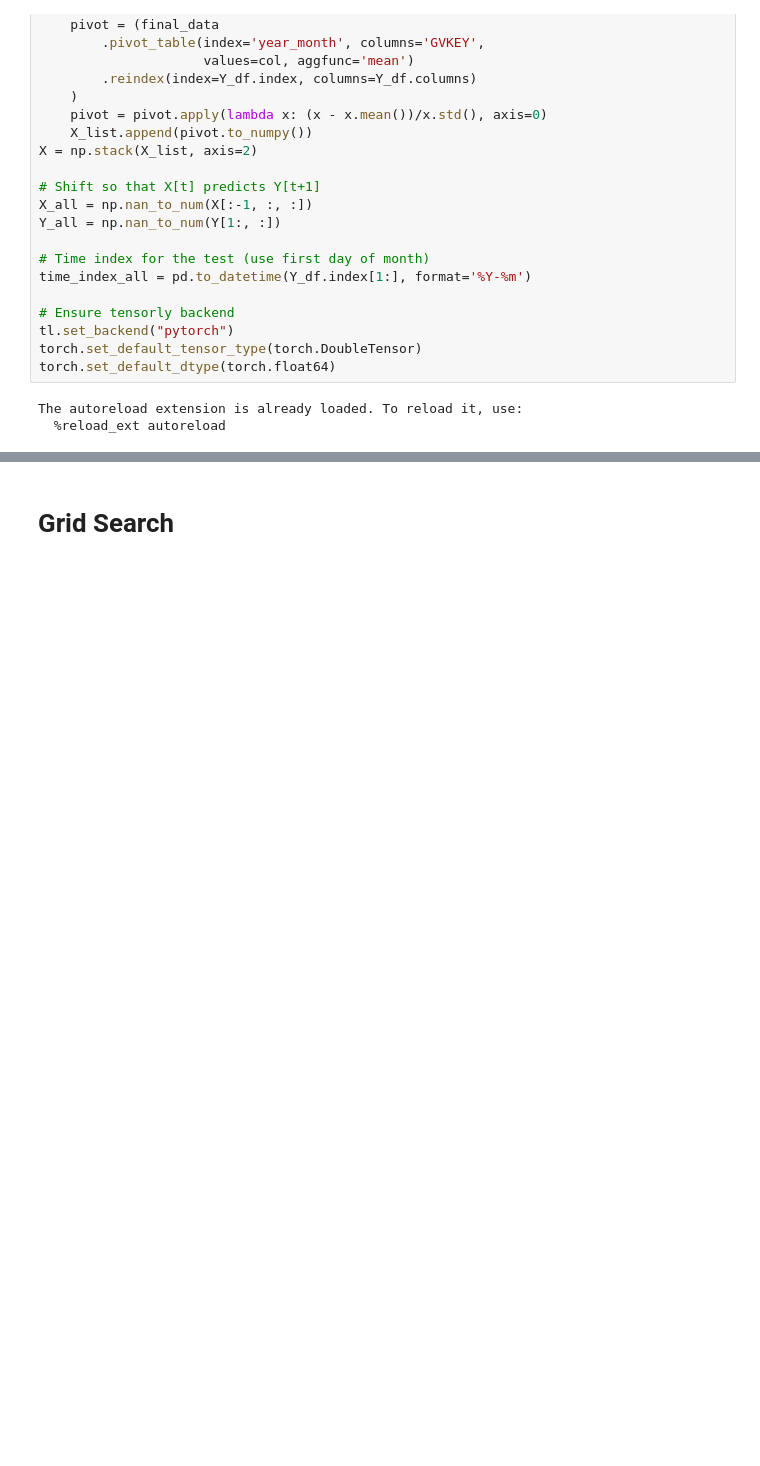
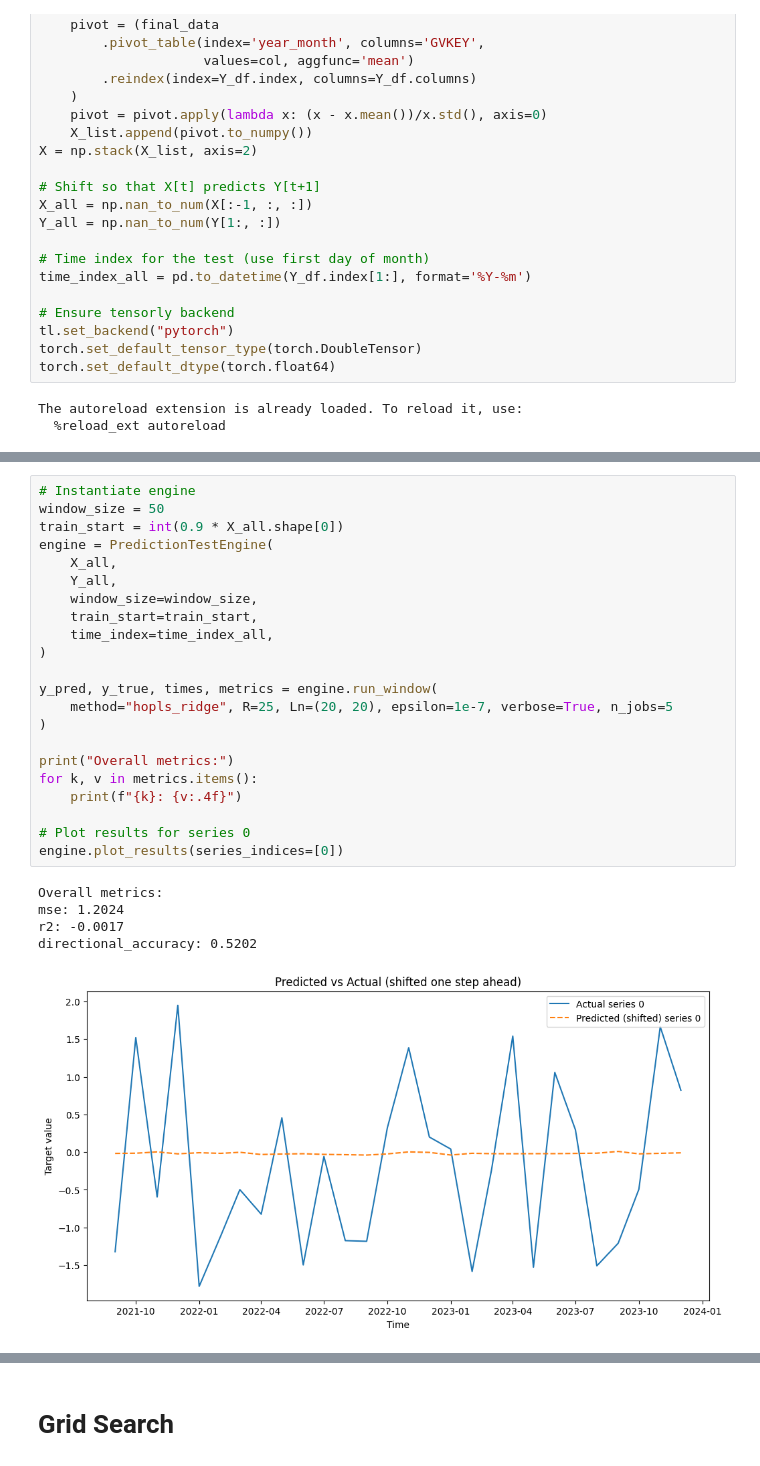
Before and after one commit to timothycdc/HOPLS-fin-data, a Jupyter notebook: archive/predictions.ipynb, the cells around one changed output, grey strips where cells are left out. Cells and saved outputs as stored; diff of their text form; blank space fills up the shorter version.

```diff
--- a/predictions.ipynb
+++ b/archive/predictions.ipynb
@@ -112,0 +120,28 @@ directional_accuracy: 0.5360
+# %%
+# Instantiate engine
+window_size = 50
+train_start = int(0.9 * X_all.shape[0])
+engine = PredictionTestEngine(
+    X_all,
+    Y_all,
+    window_size=window_size,
+    train_start=train_start,
+    time_index=time_index_all,
+)
+
+y_pred, y_true, times, metrics = engine.run_window(
+    method="hopls_ridge", R=25, Ln=(20, 20), epsilon=1e-7, verbose=True, n_jobs=5
+)
+
+print("Overall metrics:")
+for k, v in metrics.items():
+    print(f"{k}: {v:.4f}")
+
+# Plot results for series 0
+engine.plot_results(series_indices=[0])
+# %% [output]
+Overall metrics:
+mse: 1.2024
+r2: -0.0017
+directional_accuracy: 0.5202
+[figure, added]
```
Also changed, not shown: parts of 8 cells of this notebook, 11 other files.
